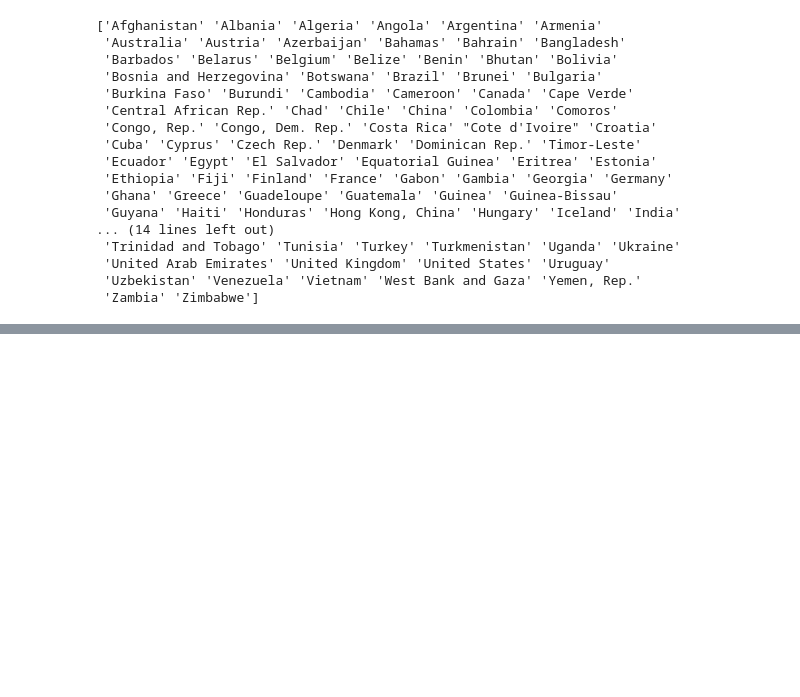
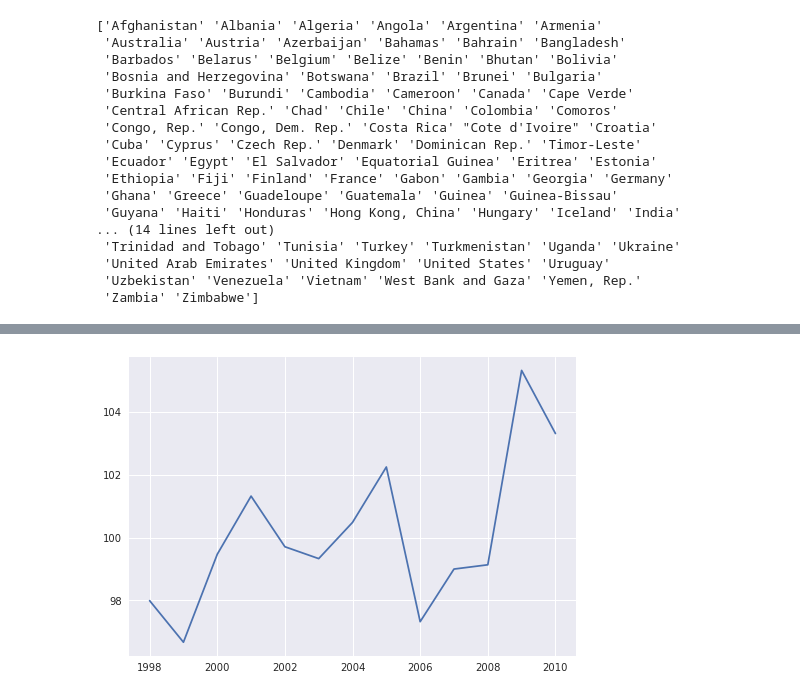
Before and after one commit to zhengweiyu/L2_NP_And_PD_Part1, a Jupyter notebook: L2_NP_And_PD_Part1.ipynb, the cells around one changed output, grey strips where cells are left out. Saved outputs shown, nothing was run; the diff lists cells and outputs as text; code cells hidden in the pictures; blank space fills up the shorter version.

```diff
--- a/L2_NP_And_PD_Part1.ipynb
+++ b/L2_NP_And_PD_Part1.ipynb
@@ -823,0 +835,5 @@ print employment.index.values
+# %%
+plt.plot(male_completion_us)
+plt.show()
+# %% [output]
+[figure, added]
```
Also changed, not shown: parts of 6 cells of this notebook.
